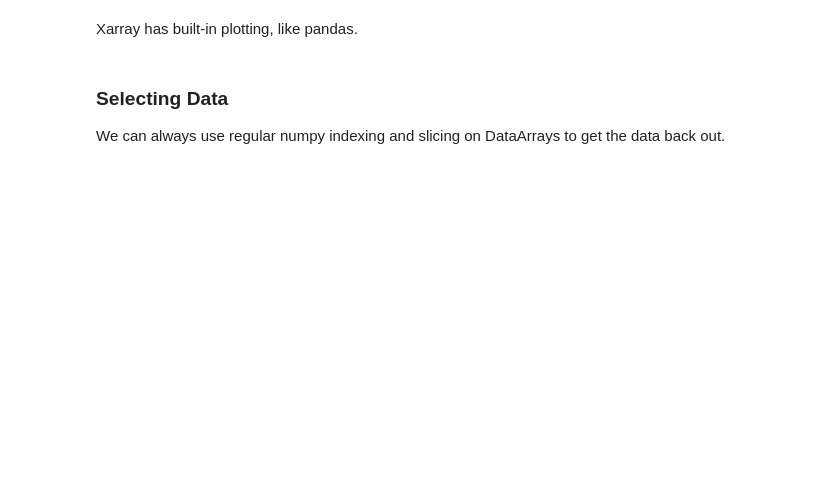
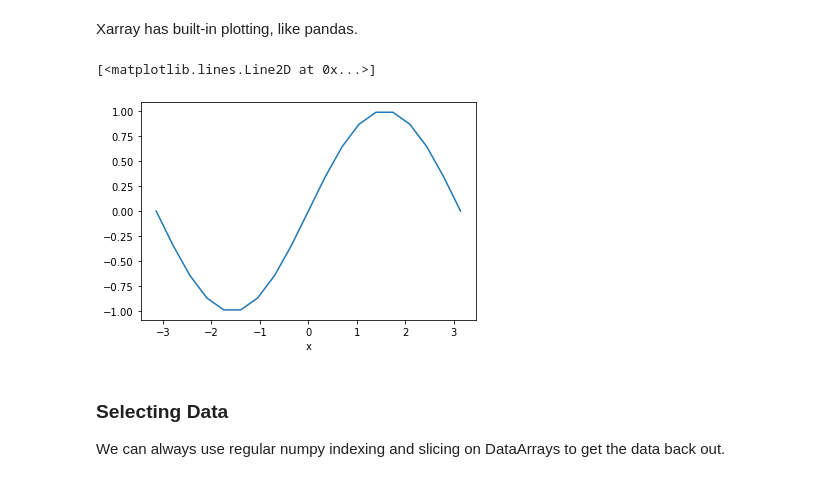
Before and after one commit to wrfchem-leeds/python-scripts, a Jupyter notebook: introduction_to_python/7. Xarray.ipynb, the cells around one changed output. Cells and saved outputs as stored; diff of their text form; code cells hidden in the pictures; blank space fills up the shorter version.

```diff
--- a/introduction_to_python/7. Xarray.ipynb
+++ b/introduction_to_python/7. Xarray.ipynb
@@ -115,5 +145,8 @@ Xarray has built-in plotting, like pandas.
 # %%
-da_f.plot(marker='o')
+da_f.plot()
+# %% [output]
+[<matplotlib.lines.Line2D at 0x...>]
+[figure, added]
 # %% [markdown]
 ### Selecting Data
 
```
Also changed, not shown: parts of 40 cells of this notebook, 6 other files.
